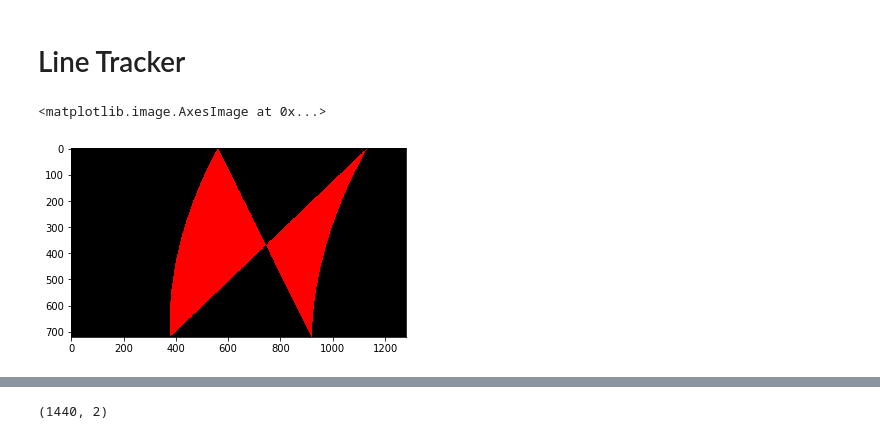
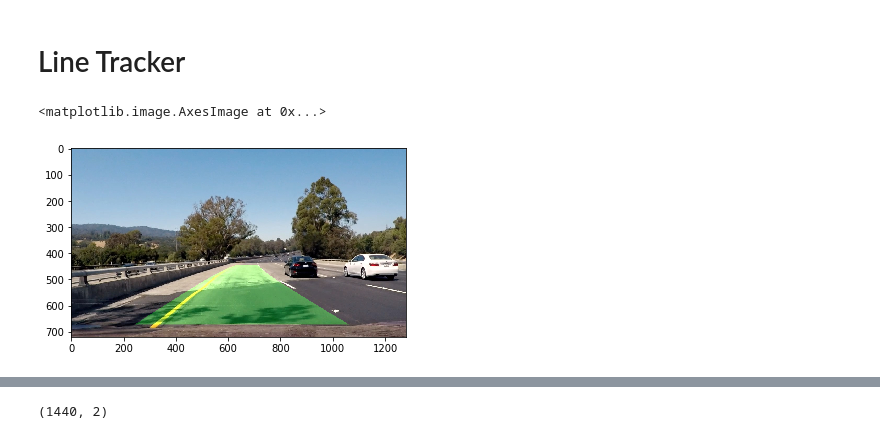
Before and after one commit to muhabdulhaq/advanced-lane-line-tracking, a Jupyter notebook: Advanced-Lane-Line-Tracking.ipynb, the cells around one changed output, grey strips where cells are left out. Cells and saved outputs as stored; diff of their text form; code cells hidden in the pictures.

Commit message:
Got polyFill working

```diff
--- a/Advanced-Lane-Line-Tracking.ipynb
+++ b/Advanced-Lane-Line-Tracking.ipynb
@@ -417,48 +417,46 @@ righty = nonzeroy[right_lane_inds]
 
 # Fit a second order polynomial to each
 left_fit = np.polyfit(lefty, leftx, 2)
 right_fit = np.polyfit(righty, rightx, 2)
 
 # Generate x and y values for plotting
 ploty = np.linspace(0, h-1, num=h) # yvals = range(0,h)
 left_fitx = left_fit[0]*ploty**2 + left_fit[1]*ploty + left_fit[2]
 right_fitx = right_fit[0]*ploty**2 + right_fit[1]*ploty + right_fit[2]
 
 y_eval = np.max(ploty)
 left_curverad = ((1 + (2*left_fit[0]*y_eval + left_fit[1])**2)**1.5) / np.absolute(2*left_fit[0])
 right_curverad = ((1 + (2*right_fit[0]*y_eval + right_fit[1])**2)**1.5) / np.absolute(2*right_fit[0])
 # print(left_curverad, right_curverad)
 avg_curve = np.mean([left_curverad, right_curverad])
 
-# Create X coords for bottom line
-bottomX = np.linspace(left_fitx[-1], right_fitx[-1], num=right_fitx[-1]-left_fitx[-1])
-# Create Y coords for bottom line
-bottomY = np.array([719 for i in range(len(bottomX))])
-# Create X coords for top line
-topX = np.linspace(left_fitx[0], right_fitx[0], num=right_fitx[0]-left_fitx[0])
-# Create Y coords for top line
-topY = np.array([0 for i in range(len(topX))])
+left_line_window1 = np.array([np.transpose(np.vstack([left_fitx, ploty]))])
+left_line_window2 = np.array([np.flipud(np.transpose(np.vstack([right_fitx,ploty])))])
+left_line_pts = np.hstack((left_line_window1, left_line_window2))
 
-allXcoords = np.concatenate((left_fitx,right_fitx,bottomX,topX))
-allYcoords = np.concatenate((ploty,ploty,bottomY,topY))
-poly_pts = np.array((allXcoords, allYcoords)).T
 real_out_img = np.zeros_like(out_img)
-cv2.fillPoly(real_out_img,np.int32([poly_pts]),color=[255,0,0])
+cv2.fillPoly(real_out_img, np.int_([left_line_pts]), (0,255, 0))
+
+# allXcoords = np.concatenate((left_fitx,right_fitx,bottomX,topX))
+# allYcoords = np.concatenate((ploty,ploty,bottomY,topY))
+# poly_pts = np.array((allXcoords, allYcoords)).T
+
+# cv2.fillPoly(real_out_img,np.int32([poly_pts]),color=[255,0,0])
 
 # out_img[nonzeroy[left_lane_inds], nonzerox[left_lane_inds]] = [255, 0, 0]
 # out_img[nonzeroy[right_lane_inds], nonzerox[right_lane_inds]] = [0, 0, 255]
 # plt.imshow(real_out_img)
 # plt.plot(left_fitx, ploty, color='yellow')
 # plt.plot(right_fitx, ploty, color='yellow')
 # plt.xlim(0, 1280)
 # plt.ylim(720, 0)
 
 camera_perspective = cv2.warpPerspective(real_out_img, Minv, (w, h), flags=cv2.INTER_LINEAR)
-
-plt.imshow(real_out_img)
+result = cv2.addWeighted(camera_perspective, 0.3, img, 1, 0)
+plt.imshow(result)
 # %% [output]
 <matplotlib.image.AxesImage at 0x...>
-[figure, old version]
+[figure, new version]
 # %%
 bottomX
 # %% [output]
```
